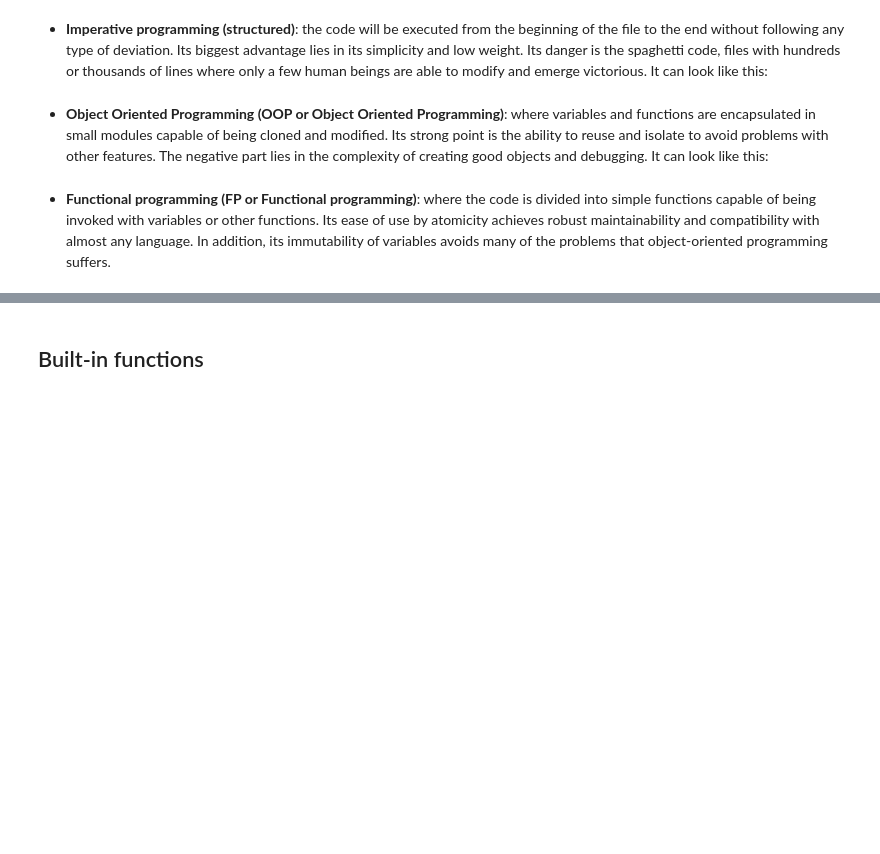
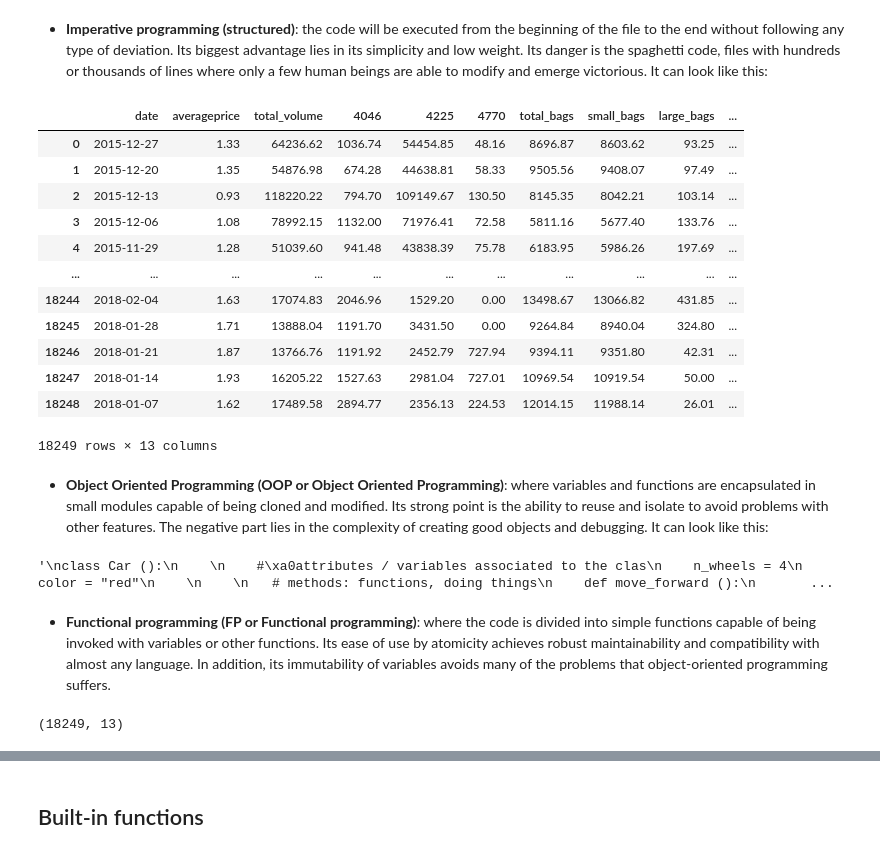
Before and after one commit to Ironhack-data-bcn-january-2024/lectures, a Jupyter notebook: week-1/4.1- Functions.ipynb, the cells around one changed output, grey strips where cells are left out. Cells and saved outputs as stored; diff of their text form; code cells hidden in the pictures; blank space fills up the shorter version.

```diff
--- a/week-1/4.1- Functions.ipynb
+++ b/week-1/4.1- Functions.ipynb
@@ -73,7 +121,73 @@ According to Wikipedia:
 It means that it accepts different ways of working with language. Basically there are 3 predominant paradigms, or in other words, 3 global formats to organize a code.
 # %% [markdown]
 - **Imperative programming (structured)**: the code will be executed from the beginning of the file to the end without following any type of deviation. Its biggest advantage lies in its simplicity and low weight. Its danger is the spaghetti code, files with hundreds or thousands of lines where only a few human beings are able to modify and emerge victorious. It can look like this:
+# %%
+import pandas as pd
+df = pd.read_csv("../datasets/avocado_kaggle.csv")
+df.drop(columns=["Unnamed: 0"], inplace=True)
+df.columns = [i.lower().replace(" ", "_") for i in df.columns]
+df
+# %% [output]
+|  | date | averageprice | total_volume | 4046 | 4225 | 4770 | total_bags | small_bags | large_bags | ... |
+| 0 | 2015-12-27 | 1.33 | 64236.62 | 1036.74 | 54454.85 | 48.16 | 8696.87 | 8603.62 | 93.25 | ... |
+| 1 | 2015-12-20 | 1.35 | 54876.98 | 674.28 | 44638.81 | 58.33 | 9505.56 | 9408.07 | 97.49 | ... |
+| 2 | 2015-12-13 | 0.93 | 118220.22 | 794.70 | 109149.67 | 130.50 | 8145.35 | 8042.21 | 103.14 | ... |
+| 3 | 2015-12-06 | 1.08 | 78992.15 | 1132.00 | 71976.41 | 72.58 | 5811.16 | 5677.40 | 133.76 | ... |
+| 4 | 2015-11-29 | 1.28 | 51039.60 | 941.48 | 43838.39 | 75.78 | 6183.95 | 5986.26 | 197.69 | ... |
+| ... | ... | ... | ... | ... | ... | ... | ... | ... | ... | ... |
+| 18244 | 2018-02-04 | 1.63 | 17074.83 | 2046.96 | 1529.20 | 0.00 | 13498.67 | 13066.82 | 431.85 | ... |
+| 18245 | 2018-01-28 | 1.71 | 13888.04 | 1191.70 | 3431.50 | 0.00 | 9264.84 | 8940.04 | 324.80 | ... |
+| 18246 | 2018-01-21 | 1.87 | 13766.76 | 1191.92 | 2452.79 | 727.94 | 9394.11 | 9351.80 | 42.31 | ... |
+| 18247 | 2018-01-14 | 1.93 | 16205.22 | 1527.63 | 2981.04 | 727.01 | 10969.54 | 10919.54 | 50.00 | ... |
+| 18248 | 2018-01-07 | 1.62 | 17489.58 | 2894.77 | 2356.13 | 224.53 | 12014.15 | 11988.14 | 26.01 | ... |
+18249 rows × 13 columns
 # %% [markdown]
 - **Object Oriented Programming (OOP or Object Oriented Programming)**: where variables and functions are encapsulated in small modules capable of being cloned and modified. Its strong point is the ability to reuse and isolate to avoid problems with other features. The negative part lies in the complexity of creating good objects and debugging. It can look like this:
+# %%
+# OOP: is class based
+# class / object -> methods & attributes
+"""
+class Car ():
+
+    # attributes / variables associated to the clas
+    n_wheels = 4
+    color = "red"
+
+
+   # methods: functions, doing things
+    def move_forward ():
+        return position + 1
+
+    def stop ():
+        return position
+    ...
+
+pols_car = Car(4, "white")
+pols_car.move_forward()
+
+tonis_car = Car(6, "green")
+tonis_car.move_forward()
+
+
+class Staff ():
+    name = ""
+    fname = ""
+    dob = ""
+    email = name + "." + fname + "@company.com"
+
+marina = Staff("marina", "cotanda")
+marina.email # marina.cotanda@company.com
+
+
+class Marketing ():
+    pass
+
+"""
+# %% [output]
+'\nclass Car ():\n    \n    #\xa0attributes / variables associated to the clas\n    n_wheels = 4\n    color = "red"\n    \n    \n   # methods: functions, doing things\n    def move_forward ():\n       ...
 # %% [markdown]
 - **Functional programming (FP or Functional programming)**: where the code is divided into simple functions capable of being invoked with variables or other functions. Its ease of use by atomicity achieves robust maintainability and compatibility with almost any language. In addition, its immutability of variables avoids many of the problems that object-oriented programming suffers.
+# %%
+df.shape # variable
+# %% [output]
+(18249, 13)
```
Also changed, not shown: parts of 6 cells of this notebook.
